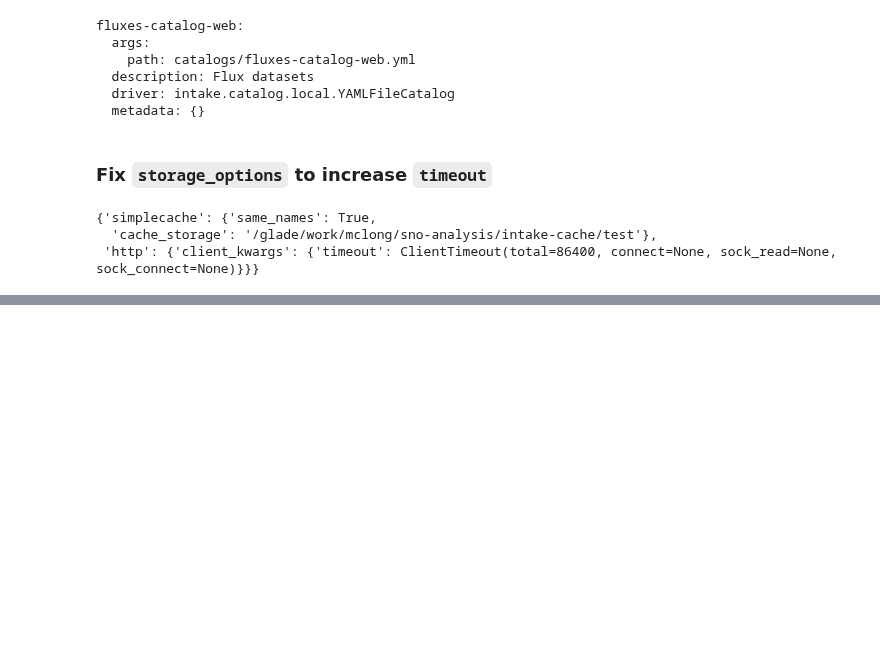
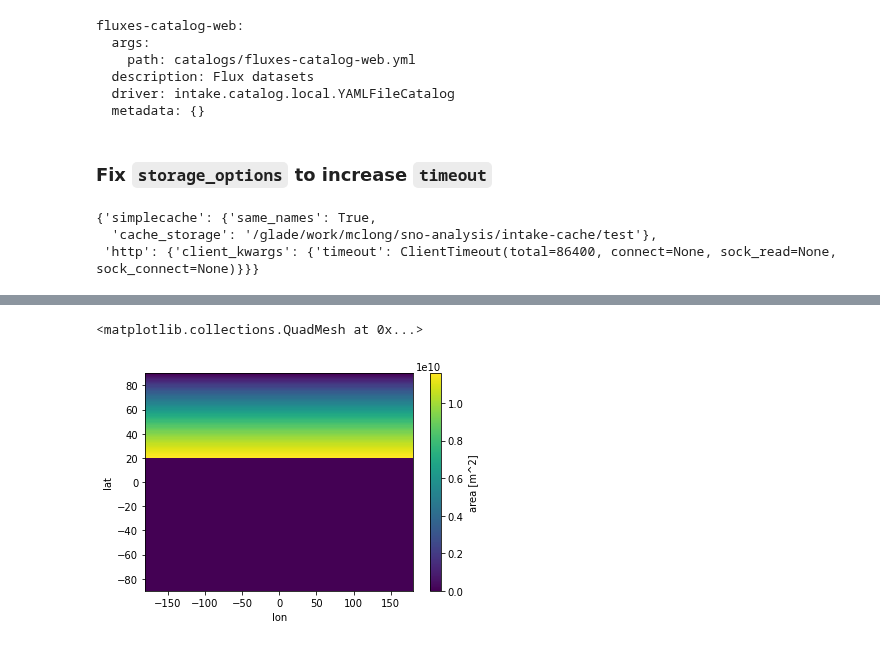
Before and after one commit to matt-long/sno-analysis, a Jupyter notebook: notebooks/_fgapo_carboscope.ipynb, the cells around one changed output, grey strips where cells are left out. Cells and saved outputs as stored; diff of their text form; code cells hidden in the pictures; blank space fills up the shorter version.

```diff
--- a/notebooks/_fgapo_carboscope.ipynb
+++ b/notebooks/_fgapo_carboscope.ipynb
@@ -113,0 +221,6 @@ dso.info()
+# %%
+masked_area = dso.area.where(dso.lat > 20.).fillna(0.)
+masked_area.plot()
+# %% [output]
+<matplotlib.collections.QuadMesh at 0x...>
+[figure, added]
```
Also changed, not shown: parts of 12 cells of this notebook, 13 other files.
